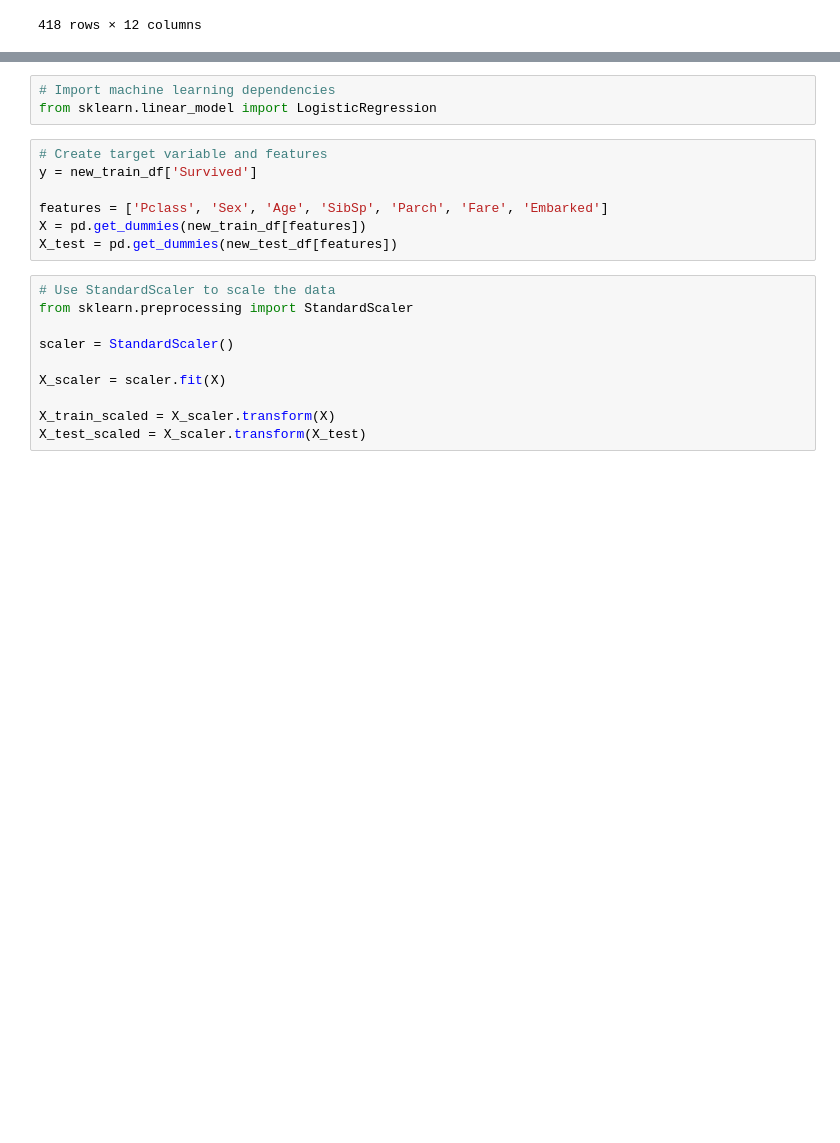
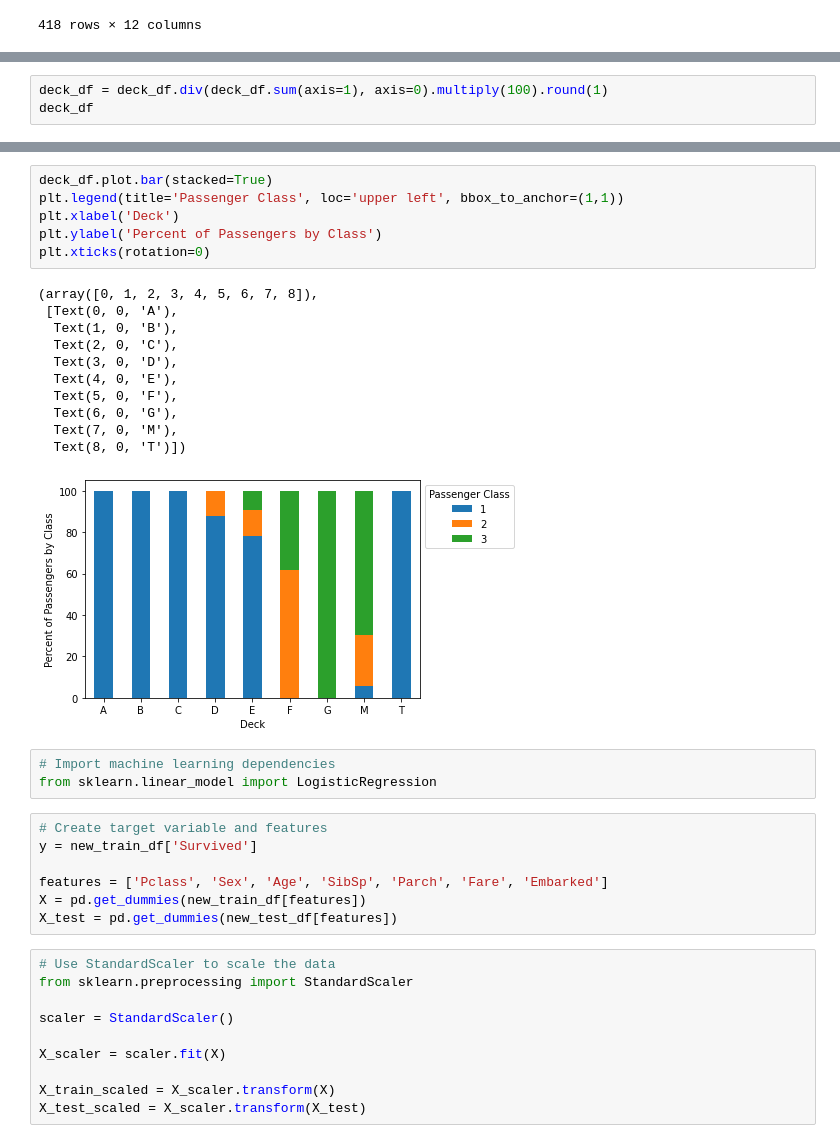
Before and after one commit to mleggett25/Titanic_Challenge, a Jupyter notebook: titanic-challenge.ipynb, the cells around one changed output, grey strips where cells are left out. Drawn from its saved outputs; the diff is of its cells as text; blank space fills up the shorter version.

```diff
--- a/titanic-challenge.ipynb
+++ b/titanic-challenge.ipynb
@@ -440,0 +432,3 @@ deck_df
+# %%
+deck_df = deck_df.div(deck_df.sum(axis=1), axis=0).multiply(100).round(1)
+deck_df
@@ -441,3 +447,21 @@ deck_df
+# %%
+deck_df.plot.bar(stacked=True)
+plt.legend(title='Passenger Class', loc='upper left', bbox_to_anchor=(1,1))
+plt.xlabel('Deck')
+plt.ylabel('Percent of Passengers by Class')
+plt.xticks(rotation=0)
+# %% [output]
+(array([0, 1, 2, 3, 4, 5, 6, 7, 8]),
+ [Text(0, 0, 'A'),
+  Text(1, 0, 'B'),
+  Text(2, 0, 'C'),
+  Text(3, 0, 'D'),
+  Text(4, 0, 'E'),
+  Text(5, 0, 'F'),
+  Text(6, 0, 'G'),
+  Text(7, 0, 'M'),
+  Text(8, 0, 'T')])
+[figure, added]
 # %%
 # Import machine learning dependencies
 from sklearn.linear_model import LogisticRegression
```
Also changed, not shown: parts of 4 cells of this notebook.
